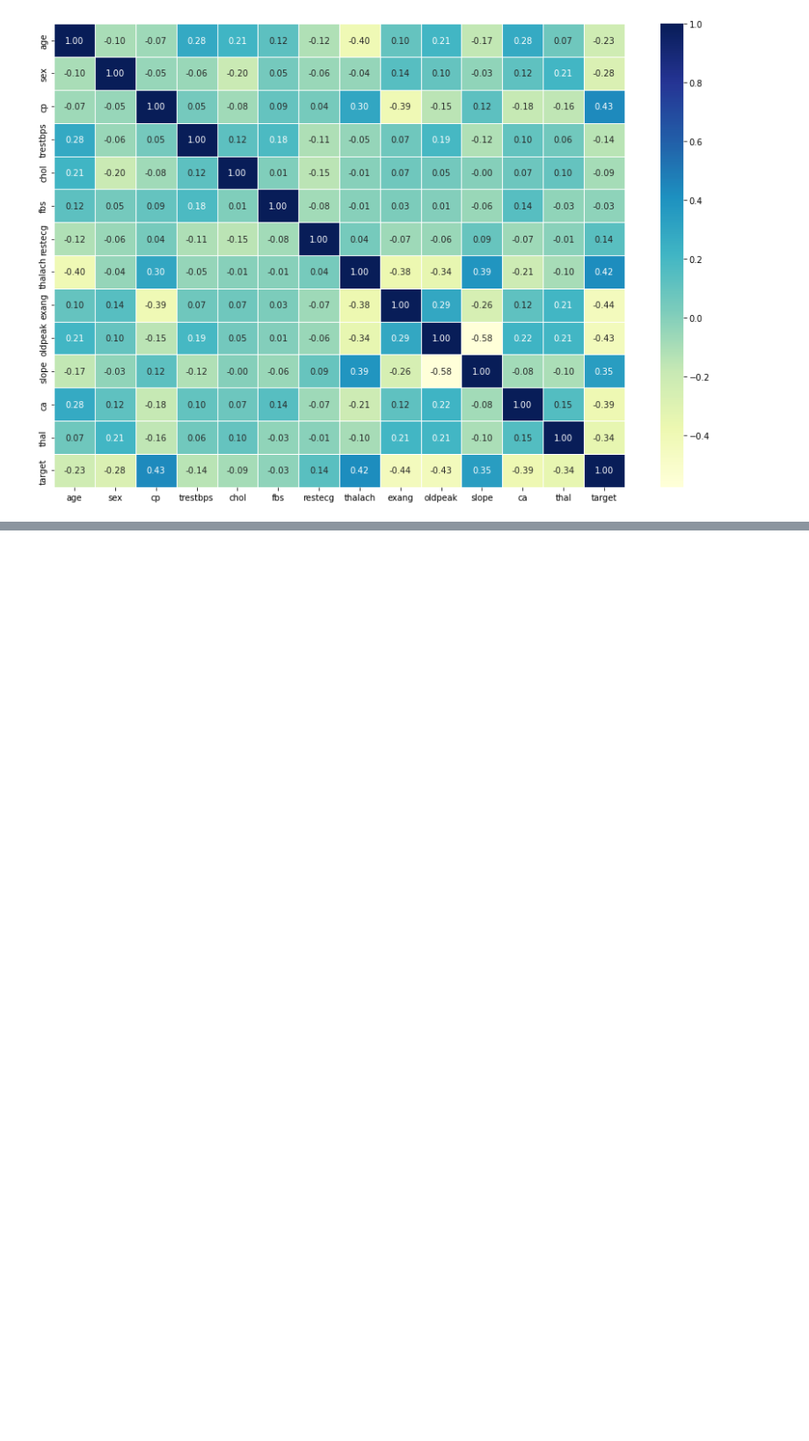
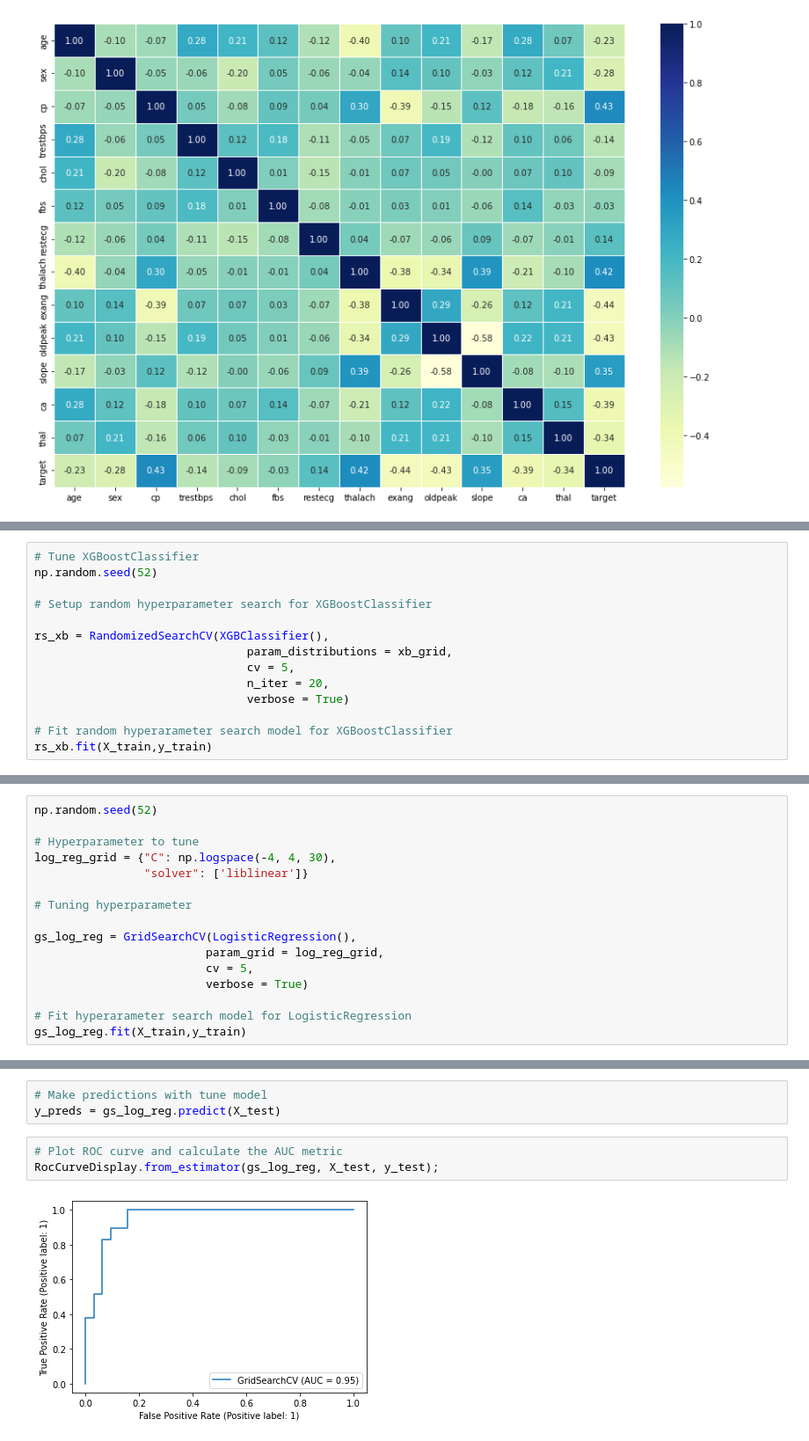
Before and after one commit to royal2510/Heart-Disease, a Jupyter notebook: src/Project heart-disease.ipynb, the cells around one changed output, grey strips where cells are left out. Shown: that part at 88% size. Cells and saved outputs as stored; diff of their text form; blank space fills up the shorter version.

```diff
--- a/src/Project heart-disease.ipynb
+++ b/src/Project heart-disease.ipynb
@@ -290,0 +572,14 @@ sns.heatmap(corr_matrix,
+# %%
+# Tune XGBoostClassifier
+np.random.seed(52)
+
+# Setup random hyperparameter search for XGBoostClassifier
+
+rs_xb = RandomizedSearchCV(XGBClassifier(),
+                               param_distributions = xb_grid,
+                               cv = 5,
+                               n_iter = 20,
+                               verbose = True)
+
+# Fit random hyperarameter search model for XGBoostClassifier
+rs_xb.fit(X_train,y_train)
@@ -290,0 +623,16 @@ sns.heatmap(corr_matrix,
+# %%
+np.random.seed(52)
+
+# Hyperparameter to tune
+log_reg_grid = {"C": np.logspace(-4, 4, 30),
+                "solver": ['liblinear']}
+
+# Tuning hyperparameter
+
+gs_log_reg = GridSearchCV(LogisticRegression(),
+                         param_grid = log_reg_grid,
+                         cv = 5,
+                         verbose = True)
+
+# Fit hyperarameter search model for LogisticRegression
+gs_log_reg.fit(X_train,y_train)
@@ -290,0 +670,8 @@ sns.heatmap(corr_matrix,
+# %%
+# Make predictions with tune model
+y_preds = gs_log_reg.predict(X_test)
+# %%
+# Plot ROC curve and calculate the AUC metric
+RocCurveDisplay.from_estimator(gs_log_reg, X_test, y_test);
+# %% [output]
+[figure, added]
```
Also changed, not shown: parts of 58 cells of this notebook.
